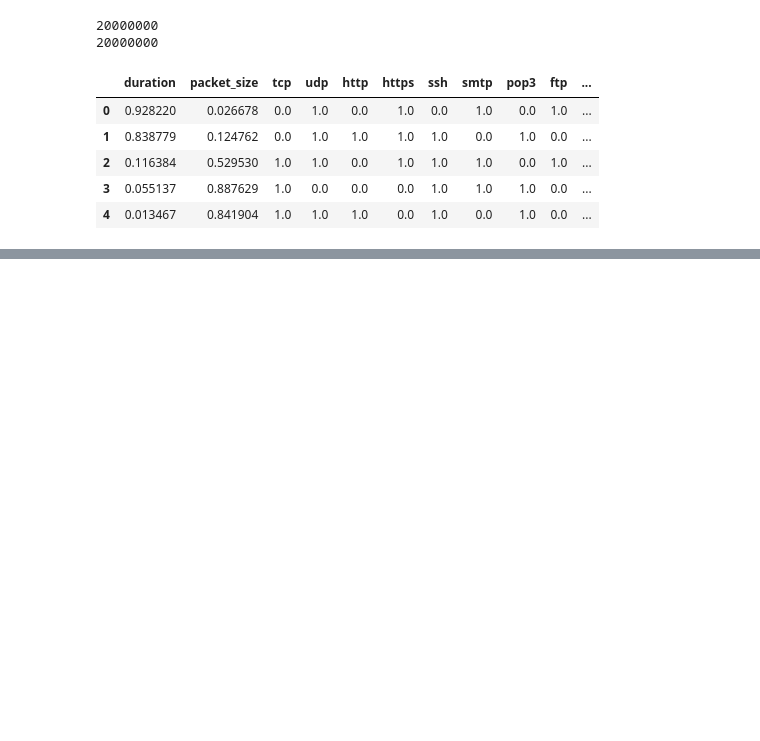
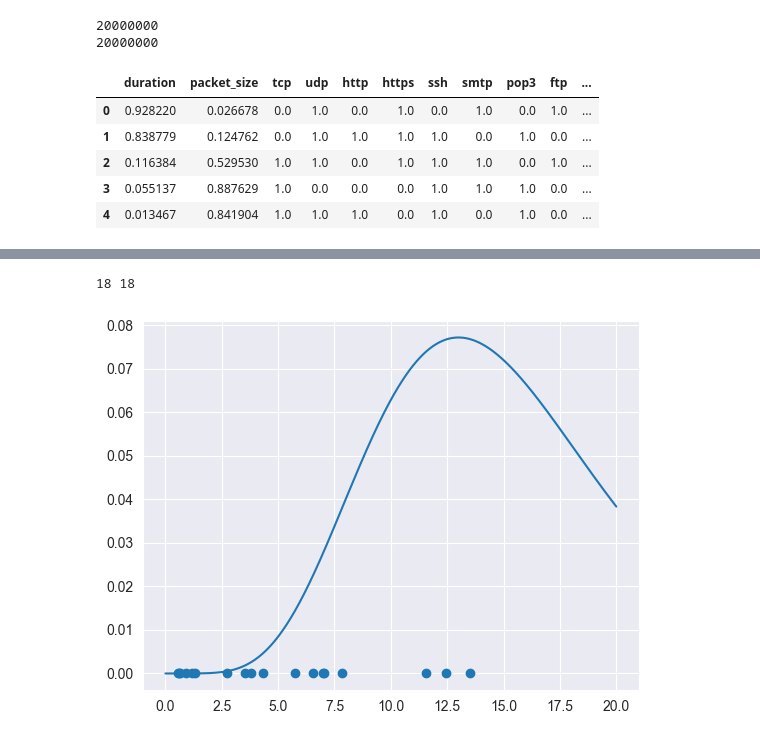
Before and after one commit to hodge-py/Coding_assignments, a Jupyter notebook: Information and Networking Security/CourseProject/malware.ipynb, the cells around one changed output, grey strips where cells are left out. Drawn from its saved outputs; the diff is of its cells as text; code cells hidden in the pictures; blank space fills up the shorter version.

```diff
--- a/Information and Networking Security/CourseProject/malware.ipynb
+++ b/Information and Networking Security/CourseProject/malware.ipynb
@@ -100,0 +138,15 @@ norm_X.head()
+# %%
+from scipy.stats import chi2
+x = np.arange(0, 20, 0.001)
+arrs = [0] * 18
+print(len(arrs),len(p_values))
+#plot Chi-square distribution with 4 degrees of freedom
+points = []
+for i in range(len(p_values)):
+    points += [20*(1-p_values[i])]
+plt.plot(x, chi2.pdf(x, df=15))
+plt.scatter(points,arrs)
+plt.show()
+# %% [output]
+18 18
+[figure, added]
```
Also changed, not shown: parts of 37 cells of this notebook, 7 other files.
